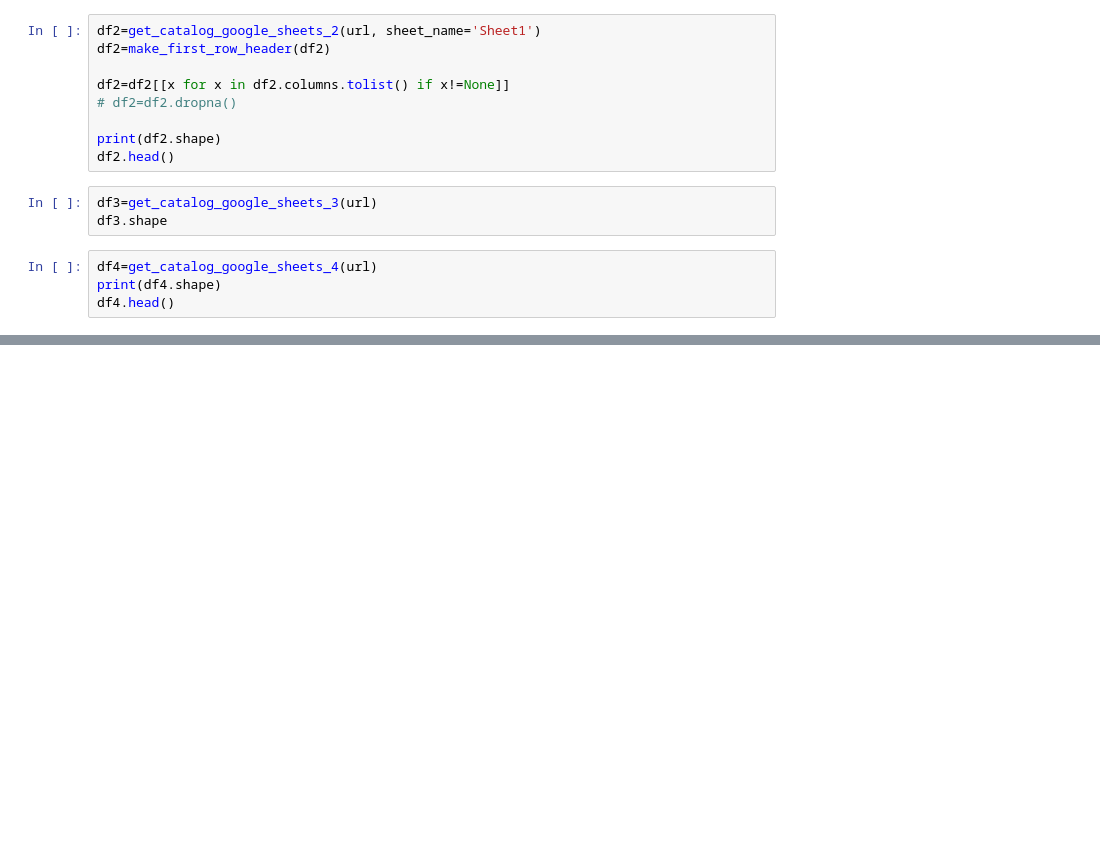
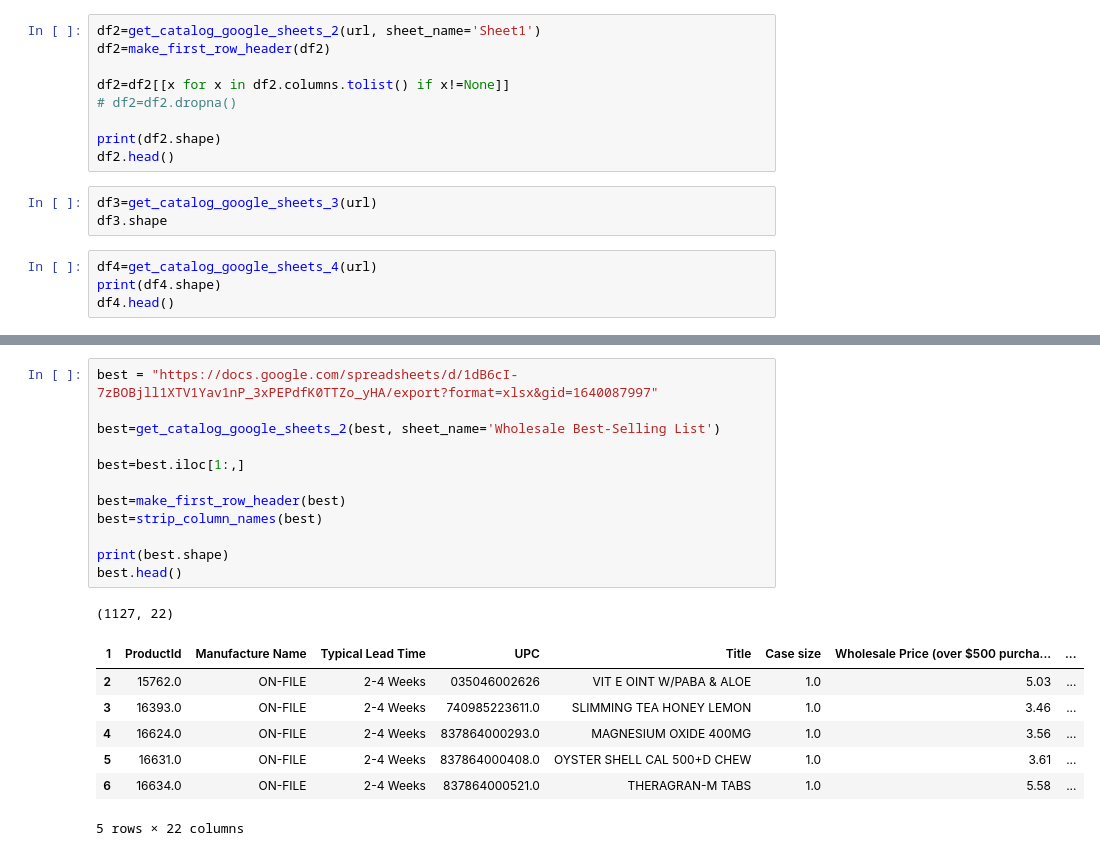
Before and after one commit to faysal887/tricyons-analyser-v2, a Jupyter notebook: auto_catalog_update.ipynb, the cells around one changed output, grey strips where cells are left out. Cells and saved outputs as stored; diff of their text form; blank space fills up the shorter version.

```diff
--- a/auto_catalog_update.ipynb
+++ b/auto_catalog_update.ipynb
@@ -666,0 +786,21 @@ df4.head()
+# %%
+best = "https://docs.google.com/spreadsheets/d/1dB6cI-7zBOBjll1XTV1Yav1nP_3xPEPdfK0TTZo_yHA/export?format=xlsx&gid=1640087997"
+
+best=get_catalog_google_sheets_2(best, sheet_name='Wholesale Best-Selling List')
+
+best=best.iloc[1:,]
+
+best=make_first_row_header(best)
+best=strip_column_names(best)
+
+print(best.shape)
+best.head()
+# %% [output]
+(1127, 22)
+| 1 | ProductId | Manufacture Name | Typical Lead Time | UPC | Title | Case size | Wholesale Price (over $500 purcha... | ... |
+| 2 | 15762.0 | ON-FILE | 2-4 Weeks | 035046002626 | VIT E OINT W/PABA & ALOE | 1.0 | 5.03 | ... |
+| 3 | 16393.0 | ON-FILE | 2-4 Weeks | 740985223611.0 | SLIMMING TEA HONEY LEMON | 1.0 | 3.46 | ... |
+| 4 | 16624.0 | ON-FILE | 2-4 Weeks | 837864000293.0 | MAGNESIUM OXIDE 400MG | 1.0 | 3.56 | ... |
+| 5 | 16631.0 | ON-FILE | 2-4 Weeks | 837864000408.0 | OYSTER SHELL CAL 500+D CHEW | 1.0 | 3.61 | ... |
+| 6 | 16634.0 | ON-FILE | 2-4 Weeks | 837864000521.0 | THERAGRAN-M TABS | 1.0 | 5.58 | ... |
+5 rows × 22 columns
```
Also changed, not shown: parts of 34 cells of this notebook, 1 other file.
